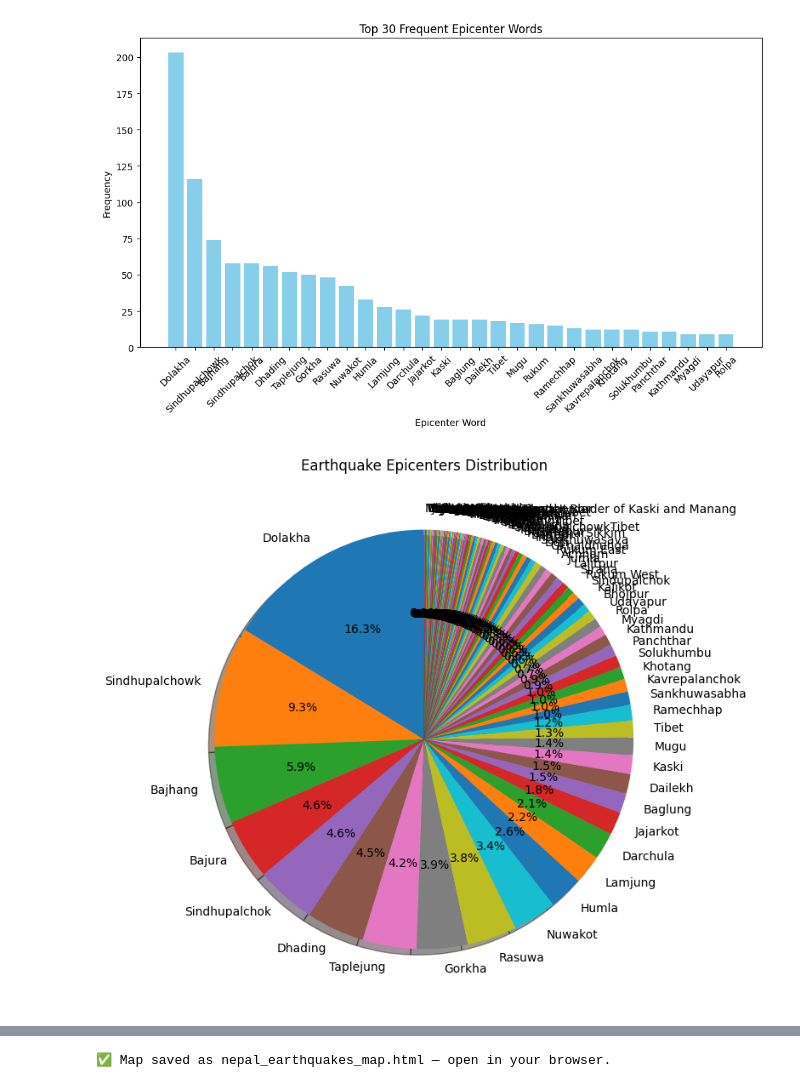
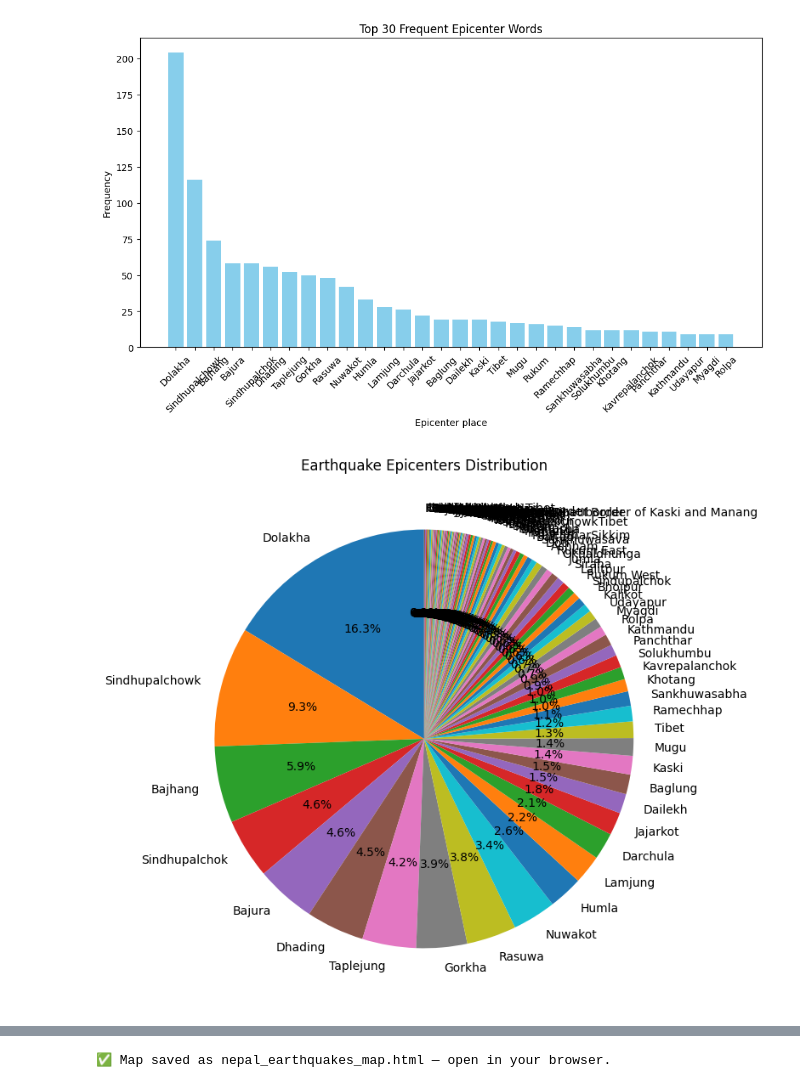
Before and after one commit to LAFFI01/Earthquake_Nepal, a Jupyter notebook: EDA.ipynb, the cells around one changed output, grey strips where cells are left out. Saved outputs shown, nothing was run; the diff lists cells and outputs as text; code cells hidden in the pictures.

```diff
--- a/EDA.ipynb
+++ b/EDA.ipynb
@@ -9,3 +5,3 @@ Improve your data and profiling with ydata-sdk, featuring data quality scoring,
 # %%
-df = pd.read_csv('earthquakes_nepal.csv')
+df = pd.read_csv('earthquakes_nepal_data.csv')
 # %%
@@ -39,3 +40 @@ Columns: [index, date, time, latitude, longitude, magnitude, epicenter, ad_date,
 Index: []
-# %%
-df.drop(['date','time','utc_time'],axis=1,inplace=True)
@@ -54,2 +40,0 @@ print(duplicates_with_index)
-# %%
-df.drop_duplicates(keep='first',inplace=True)
@@ -114,28 +74,26 @@ print(place_df)
 plt.figure(figsize=(12,6))
 plt.bar(place_df['Word'], place_df['Frequency'], color="skyblue")
 plt.title("Top 30 Frequent Epicenter Words")
-plt.xlabel("Epicenter Word")
+plt.xlabel("Epicenter place")
 plt.ylabel("Frequency")
 plt.xticks(rotation=45)
 plt.show()
 # %% [output]
-[figure, old version]
+[figure, new version]
 # %%
 # Count how many times each epicenter appears
 epicenter_counts = df['epicenter'].value_counts()
 
 # Pie chart
 plt.figure(figsize=(8,8))
 plt.pie(
     epicenter_counts.values,               # sizes
     labels=epicenter_counts.index,         # labels
-    autopct='%1.1f%%',
-    # show percentage
+    autopct='%1.1f%%',                     # show percentage
     startangle=90,                         # rotate start
-    shadow=True
 )
 
 plt.title("Earthquake Epicenters Distribution")
 plt.show()
 # %% [output]
-[figure, old version]
+[figure, new version]
```
Also changed, not shown: parts of 41 cells of this notebook.
